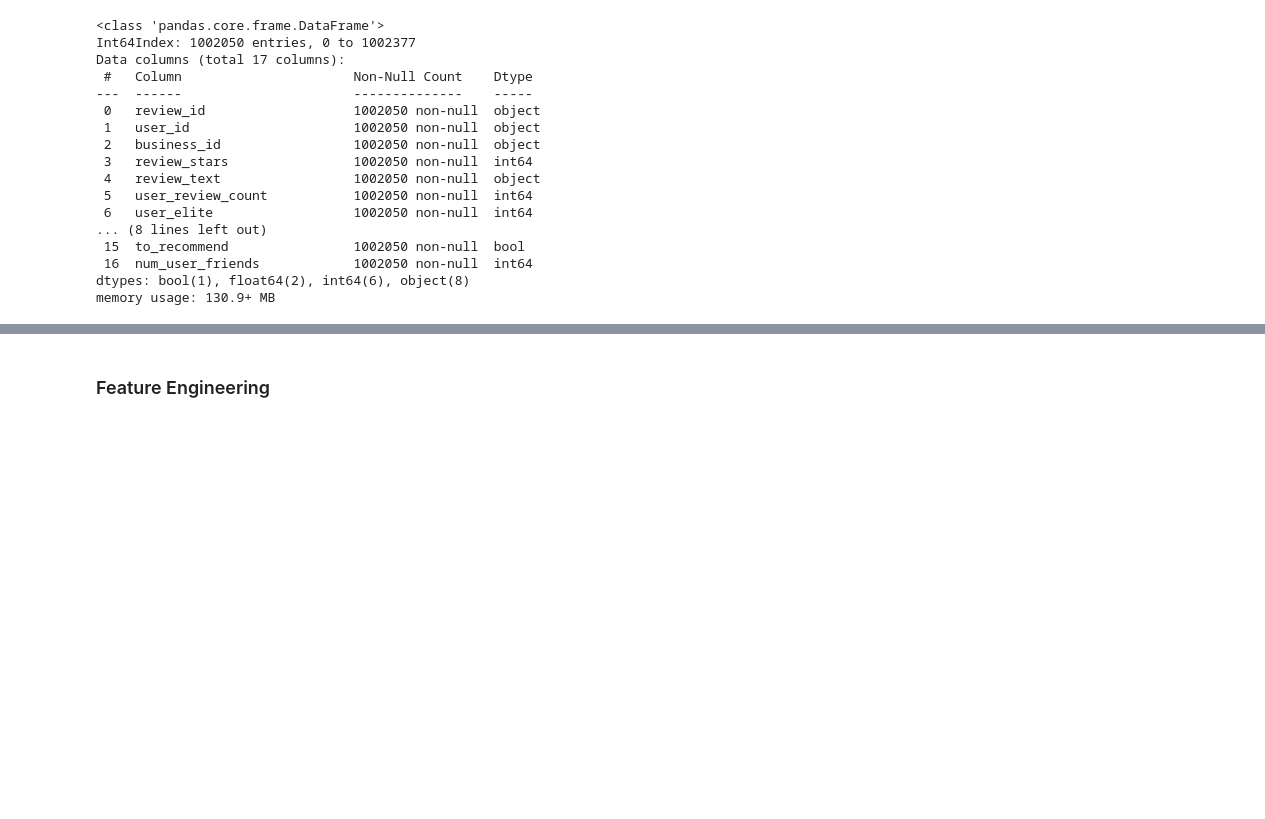
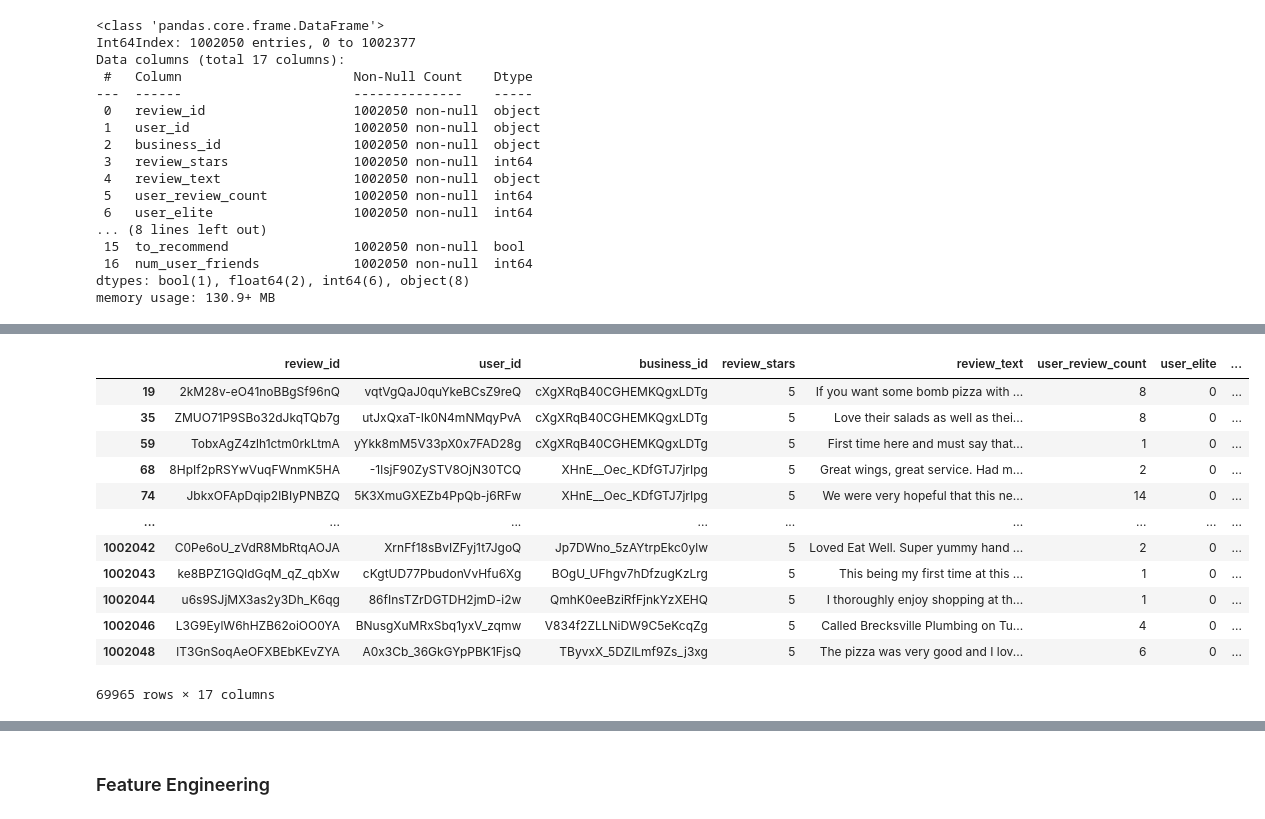
Before and after one commit to FishWith7sMemory/MAST30034-ADS-GroupProj, a Jupyter notebook: Preprocessing.ipynb, the cells around one changed output, grey strips where cells are left out. Cells and saved outputs as stored; diff of their text form; code cells hidden in the pictures; blank space fills up the shorter version.

```diff
--- a/Preprocessing.ipynb
+++ b/Preprocessing.ipynb
@@ -419,0 +505,16 @@ memory usage: 130.9+ MB
+# %%
+df[df["user_average_stars"] == 5]
+# %% [output]
+|  | review_id | user_id | business_id | review_stars | review_text | user_review_count | user_elite | ... |
+| 19 | 2kM28v-eO41noBBgSf96nQ | vqtVgQaJ0quYkeBCsZ9reQ | cXgXRqB40CGHEMKQgxLDTg | 5 | If you want some bomb pizza with ... | 8 | 0 | ... |
+| 35 | ZMUO71P9SBo32dJkqTQb7g | utJxQxaT-Ik0N4mNMqyPvA | cXgXRqB40CGHEMKQgxLDTg | 5 | Love their salads as well as thei... | 8 | 0 | ... |
+| 59 | TobxAgZ4zlh1ctm0rkLtmA | yYkk8mM5V33pX0x7FAD28g | cXgXRqB40CGHEMKQgxLDTg | 5 | First time here and must say that... | 1 | 0 | ... |
+| 68 | 8HpIf2pRSYwVuqFWnmK5HA | -1lsjF90ZySTV8OjN30TCQ | XHnE__Oec_KDfGTJ7jrIpg | 5 | Great wings, great service. Had m... | 2 | 0 | ... |
+| 74 | JbkxOFApDqip2lBIyPNBZQ | 5K3XmuGXEZb4PpQb-j6RFw | XHnE__Oec_KDfGTJ7jrIpg | 5 | We were very hopeful that this ne... | 14 | 0 | ... |
+| ... | ... | ... | ... | ... | ... | ... | ... | ... |
+| 1002042 | C0Pe6oU_zVdR8MbRtqAOJA | XrnFf18sBvIZFyj1t7JgoQ | Jp7DWno_5zAYtrpEkc0ylw | 5 | Loved Eat Well. Super yummy hand ... | 2 | 0 | ... |
+| 1002043 | ke8BPZ1GQldGqM_qZ_qbXw | cKgtUD77PbudonVvHfu6Xg | BOgU_UFhgv7hDfzugKzLrg | 5 | This being my first time at this ... | 1 | 0 | ... |
+| 1002044 | u6s9SJjMX3as2y3Dh_K6qg | 86fInsTZrDGTDH2jmD-i2w | QmhK0eeBziRfFjnkYzXEHQ | 5 | I thoroughly enjoy shopping at th... | 1 | 0 | ... |
+| 1002046 | L3G9EylW6hHZB62oiOO0YA | BNusgXuMRxSbq1yxV_zqmw | V834f2ZLLNiDW9C5eKcqZg | 5 | Called Brecksville Plumbing on Tu... | 4 | 0 | ... |
+| 1002048 | lT3GnSoqAeOFXBEbKEvZYA | A0x3Cb_36GkGYpPBK1FjsQ | TByvxX_5DZlLmf9Zs_j3xg | 5 | The pizza was very good and I lov... | 6 | 0 | ... |
+69965 rows × 17 columns
```
Also changed, not shown: parts of 15 cells of this notebook.
